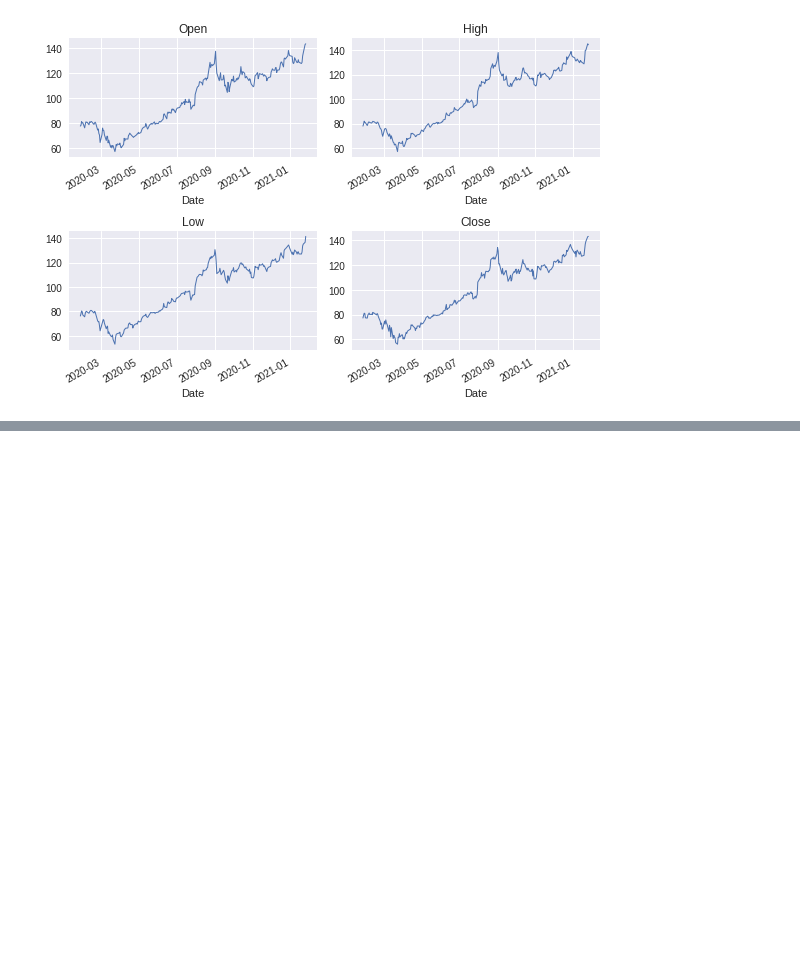
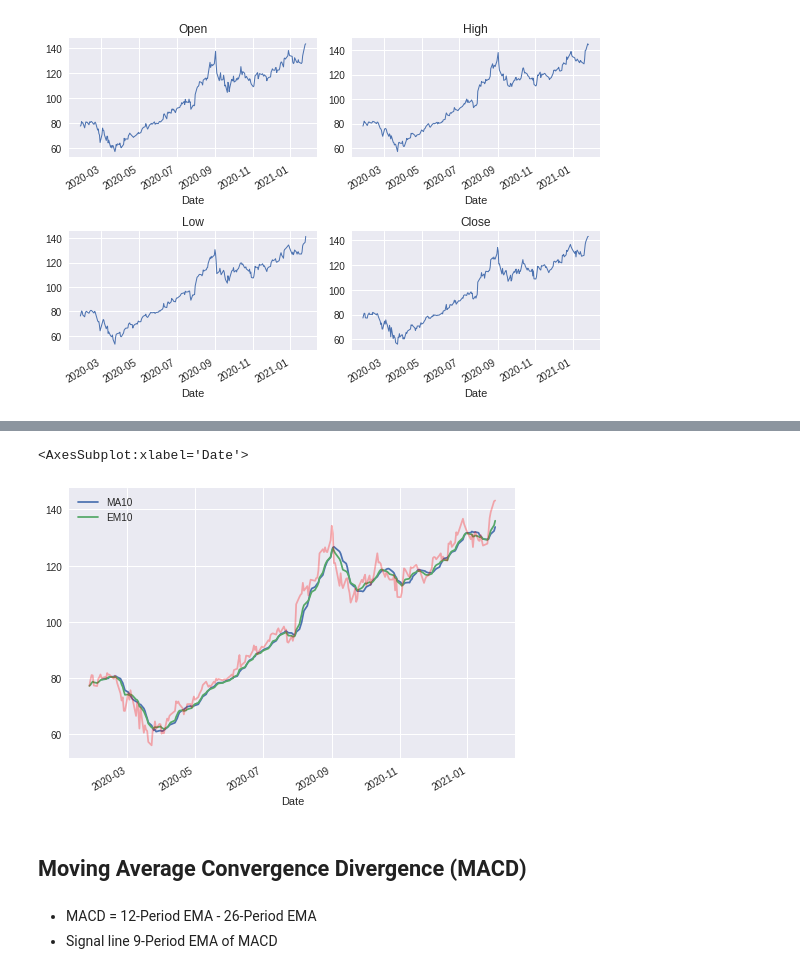
Before and after one commit to igoandrade85/finance-data-analysis, a Jupyter notebook: finance-project.ipynb, the cells around one changed output, grey strips where cells are left out. Cells and saved outputs as stored; diff of their text form; code cells hidden in the pictures; blank space fills up the shorter version.

```diff
--- a/finance-project.ipynb
+++ b/finance-project.ipynb
@@ -95,0 +190,4 @@ plt.show()
+# %%
+data['MA10'] = data['Close'].rolling(10).mean()
+data['MA20'] = data['Close'].rolling(20).mean()
+data.tail()
@@ -95,0 +202,3 @@ plt.show()
+# %%
+data['EM10'] = data['Close'].ewm(span=10, adjust=False).mean()
+data['EM20'] = data['Close'].ewm(span=20, adjust=False).mean()
@@ -95,0 +215,12 @@ plt.show()
+# %%
+fig, ax = plt.subplots()
+data[['MA10', 'EM10']].plot(ax=ax)
+data['Close'].plot(ax = ax, alpha = .3, color='r')
+# %% [output]
+<AxesSubplot:xlabel='Date'>
+[figure, added]
+# %% [markdown]
+## Moving Average Convergence Divergence (MACD)
+# %% [markdown]
+* MACD = 12-Period EMA - 26-Period EMA
+* Signal line 9-Period EMA of MACD
```
Also changed, not shown: parts of 31 cells of this notebook, 1 other file.
